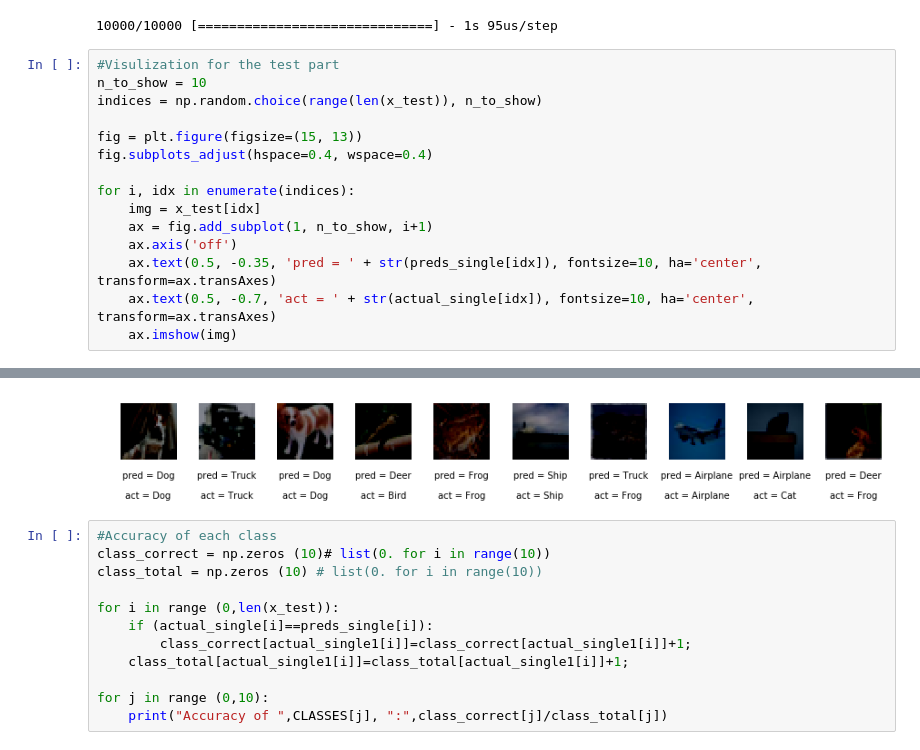
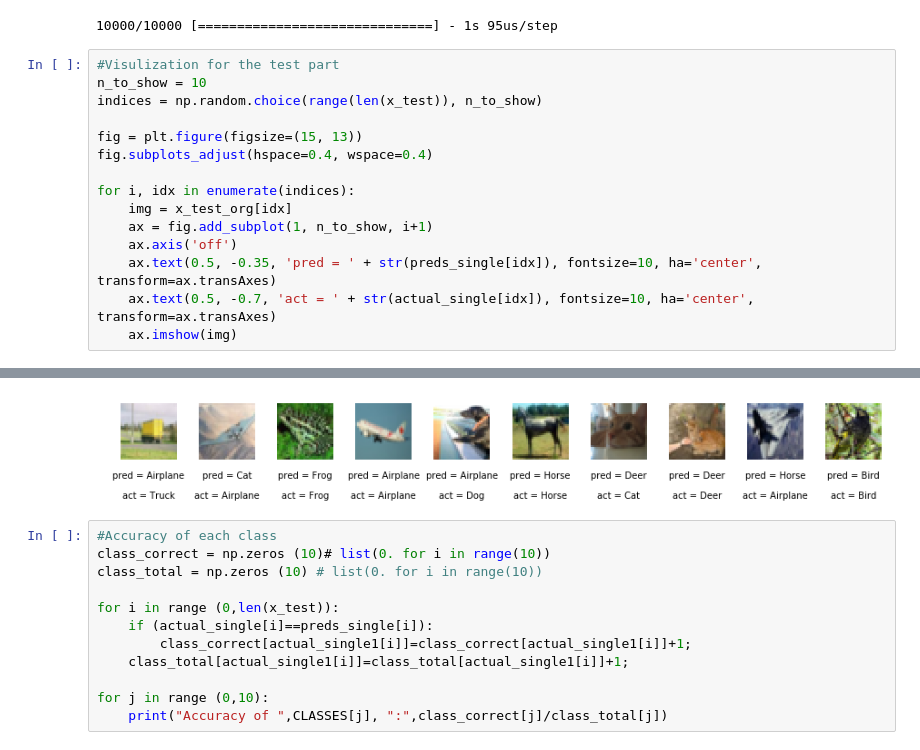
Before and after one commit to HamidTohidypour/CIFAR10Classification, a Jupyter notebook: CNNCIFAR10.ipynb, the cells around one changed output, grey strips where cells are left out. Saved outputs shown, nothing was run; the diff lists cells and outputs as text.

```diff
--- a/CNNCIFAR10.ipynb
+++ b/CNNCIFAR10.ipynb
@@ -187,7 +187,7 @@ fig = plt.figure(figsize=(15, 13))
 fig.subplots_adjust(hspace=0.4, wspace=0.4)
 
 for i, idx in enumerate(indices):
-    img = x_test[idx]
+    img = x_test_org[idx]
     ax = fig.add_subplot(1, n_to_show, i+1)
     ax.axis('off')
     ax.text(0.5, -0.35, 'pred = ' + str(preds_single[idx]), fontsize=10, ha='center', transform=ax.transAxes)
@@ -207,4 +197,4 @@ W0519 13:09:24.702389 26064 image.py:656] Clipping input data to the valid range
-[figure, old version]
+[figure, new version]
 # %%
 #Accuracy of each class
 class_correct = np.zeros (10)# list(0. for i in range(10))
```
Also changed, not shown: parts of 1 cell of this notebook.
